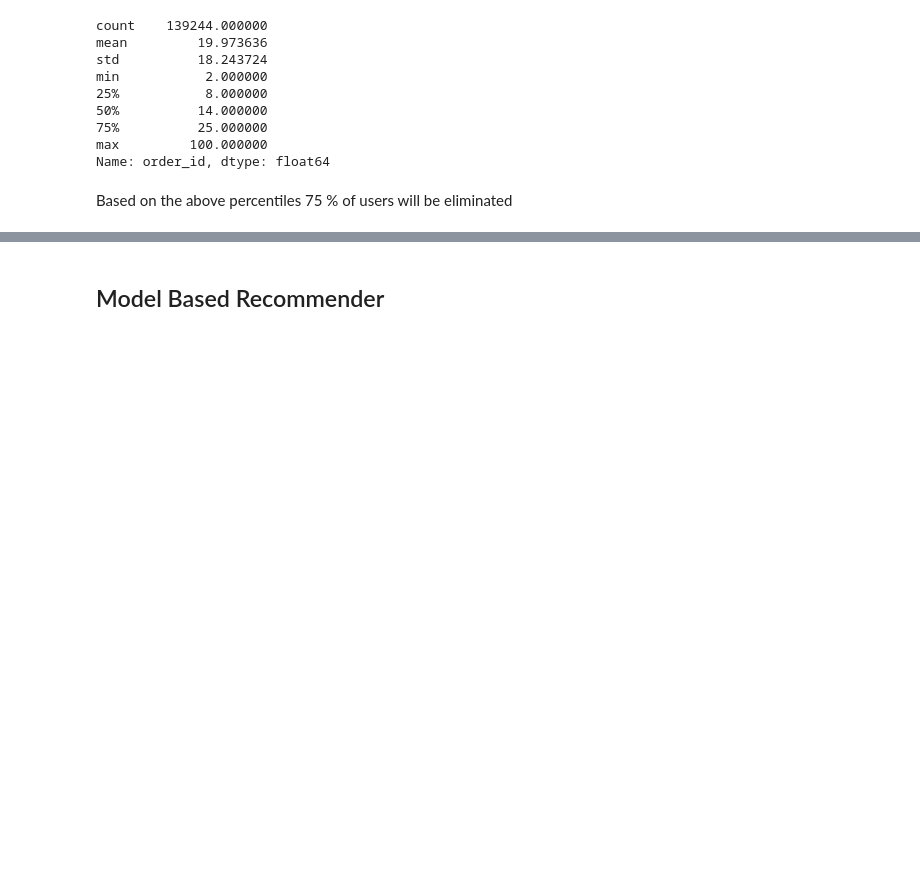
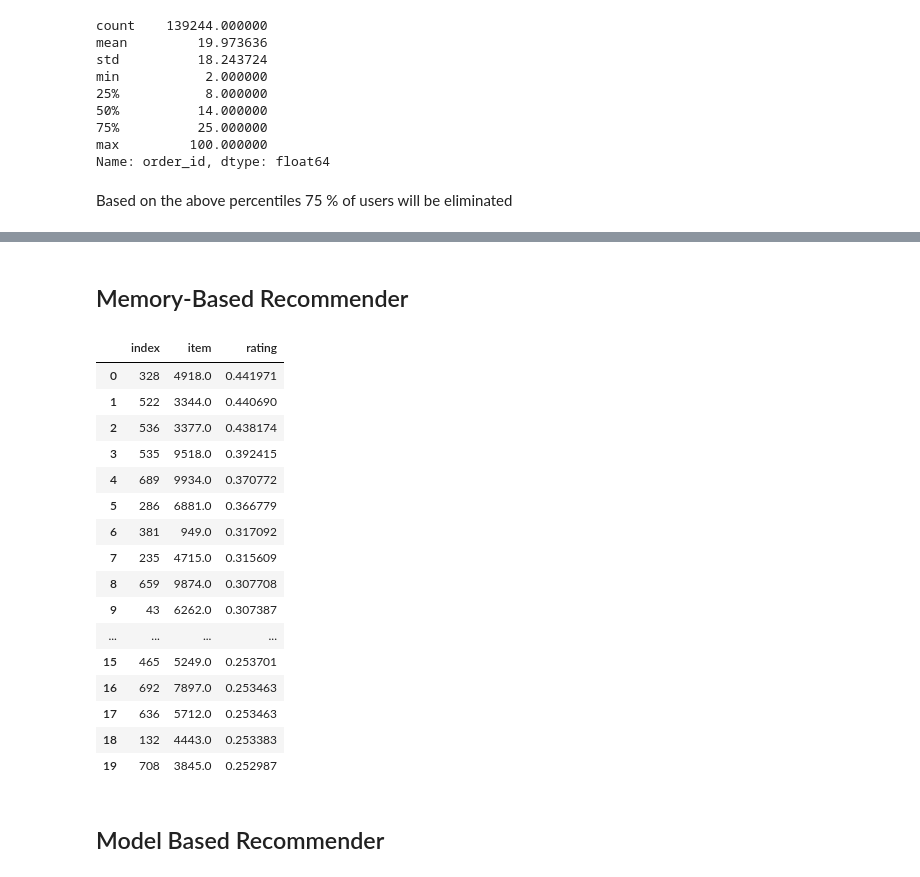
Before and after one commit to eugencuic/FHNW_FS20_Recommender-System-Retail, a Jupyter notebook: Recommender System.ipynb, the cells around one changed output, grey strips where cells are left out. Saved outputs shown, nothing was run; the diff lists cells and outputs as text; code cells hidden in the pictures; blank space fills up the shorter version.

Commit message:
Überarbeitung aller Module

```diff
--- a/Recommender System.ipynb
+++ b/Recommender System.ipynb
@@ -457,0 +263,7 @@ matrix_test_m = matrix_test.divide(m, axis='columns')
+# %%
+# Funktion für die Erstellung einer User-Item Matrix. Hierbei kann definiert werden ob die Matrix binäre Ratings enthalten soll (hat ein User ein Item gekauft / bewertet: ja oder nein) oder Anzahl (count), wie oft ein User ein Item gekauft hat.
+
+# Erstelle Matrix mit Unary Ratings
+matrix_unary = create_user_item_matrix(data_f,'unary')
+
+# Im entsprechenden Modul "matrixerstellung.py" befindet sich zudem noch die Funktionen unary_matrix und count_matrix welche für die Matrixerstellung verwendet werden können. Da hier jedoch ein Pivottable zum Einsatz kommt, dauert dies bei grösseren Datenmengen sehr lange.
@@ -457,0 +283,10 @@ matrix_test_m = matrix_test.divide(m, axis='columns')
+# %%
+# Für ein UBCF müssen alle Kunden im Trainingset vorhanden sein, da auf Basis dieser Daten, Ähnlichkeiten von Benutzern berechnet werden. Fehlt ein User im Trainingsset, so ist keine Berechnung der Ähnlichkeit möglich.
+'''
+Output ist:
+- Ein Trainset, welches dem Daten maskiert (entfernt) hat
+- Ein Testset, welches die kompetten Daten enthält
+- Eine Liste der User bei welchen Daten maskiert wurden
+- Eine Liste der Indexe der Ratings welche maskiert wurden
+'''
+train_set, test_set, users_masked, index_masked = mask_test_train(matrix_unary,0.1)
@@ -457,0 +299,13 @@ matrix_test_m = matrix_test.divide(m, axis='columns')
+# %% [markdown]
+## Memory-Based Recommender
+# %%
+# User based Collaborative Filtering
+# Es werden andere Kunden (Users) gesucht, welche in der Vergangenheit ein ähnliches Kaufverhalten aufweisen. Die Ratings dieser Kunden werden verwendet um vorherzusagen, wie gut ein Produkt (Item) dem Kunden gefallen könnte.
+
+# Berechnung der Ähnlichkeit von Usern
+sim = user_sim_v3(train_set)
+
+# Zusätzlich zu diesem Funktion befindet sich im Modul "matrixerstellung.py" auch eine user_sim, user_sim_v1 und user_sim_v2. Diese werden nicht benötigt, dienen lediglich Dokumentationszwecken.
+# %%
+# Berechnung der Nachbarschaft (Neighbourhood) auf Basis der Ähnlichkeit der User. Der Radius der Nachbarschaft kann definiert werden (zweiter Parameter der Funktion)
+user_neighbours = user_hood(sim,10)
@@ -458,3 +322,26 @@ matrix_test_m = matrix_test.divide(m, axis='columns')
+# %%
+# Berechnen der Recommendations für einen User
+# Input ist die user_id sowie die Anzahl Recommendations welche ausgegeben werden sollen
+
+get_recommendations(train_set,sim,user_neighbours,10,20)
+# %% [output]
+|  | index | item | rating |
+| 0 | 328 | 4918.0 | 0.441971 |
+| 1 | 522 | 3344.0 | 0.440690 |
+| 2 | 536 | 3377.0 | 0.438174 |
+| 3 | 535 | 9518.0 | 0.392415 |
+| 4 | 689 | 9934.0 | 0.370772 |
+| 5 | 286 | 6881.0 | 0.366779 |
+| 6 | 381 | 949.0 | 0.317092 |
+| 7 | 235 | 4715.0 | 0.315609 |
+| 8 | 659 | 9874.0 | 0.307708 |
+| 9 | 43 | 6262.0 | 0.307387 |
+| ... | ... | ... | ... |
+| 15 | 465 | 5249.0 | 0.253701 |
+| 16 | 692 | 7897.0 | 0.253463 |
+| 17 | 636 | 5712.0 | 0.253463 |
+| 18 | 132 | 4443.0 | 0.253383 |
+| 19 | 708 | 3845.0 | 0.252987 |
 # %% [markdown]
 ## Model Based Recommender
 # %%
```
Also changed, not shown: parts of 60 cells of this notebook, 4 other files.
